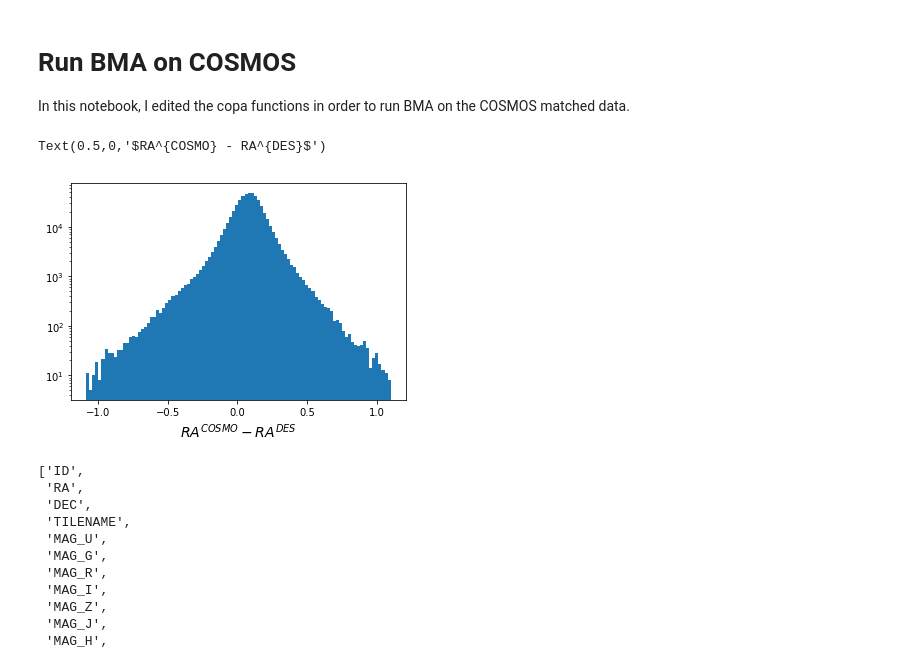
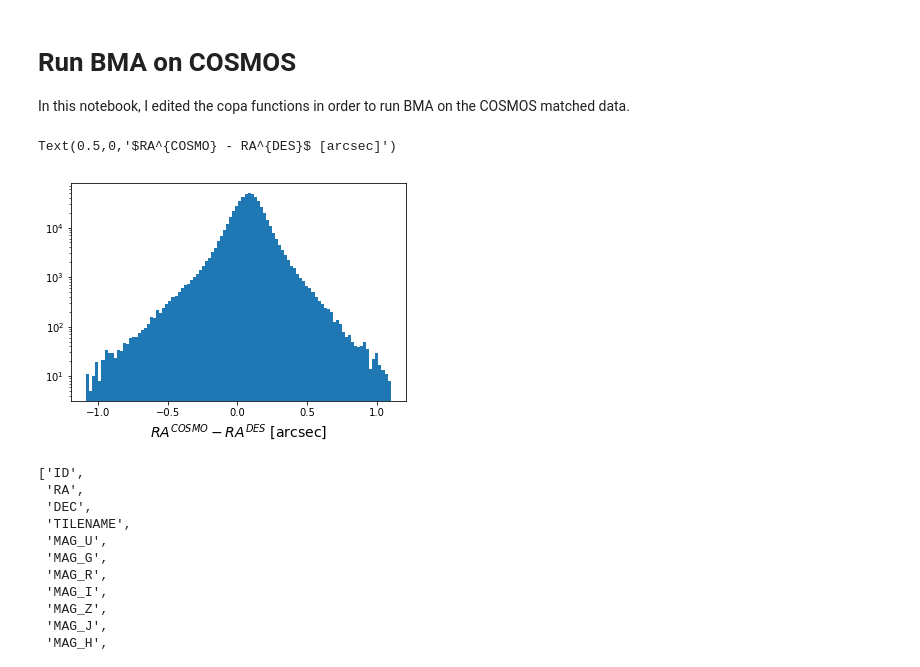
Before and after one commit to estevesjh/bmaCOSMOS, a Jupyter notebook: notebooks/1.runBMAonCOSMOS.ipynb, the cells around one changed output. Drawn from its saved outputs; the diff is of its cells as text; code cells hidden in the pictures.

```diff
--- a/notebooks/1.runBMAonCOSMOS.ipynb
+++ b/notebooks/1.runBMAonCOSMOS.ipynb
@@ -26,3 +26,13 @@ cosmo0  = Table(getdata(cosmo_infile))
 # %%
 des   = des0[rowsDES]
 cosmo = cosmo0[rowsCOSMOS]
+# %%
+des['row']       = rowsDES
+des['rowCOSMOS'] = rowsCOSMOS
+
+cosmo['row']    = rowsCOSMOS
+cosmo['rowDES'] = rowsDES
+# %%
+des['z_true'] = cosmo['PHOTOZ']
+des['smass']  = cosmo['MASS_BEST']
+des['GALAXY'] = cosmo['TYPE']
@@ -29,10 +41,10 @@ cosmo = cosmo0[rowsCOSMOS]
 # %%
 _ = plt.hist((cosmo['ALPHA_J2000']-des['RA'])*3600,bins=100)
 plt.yscale('log')
-plt.xlabel(r'$RA^{COSMO} - RA^{DES}$',fontsize=14)
+plt.xlabel(r'$RA^{COSMO} - RA^{DES}$ [arcsec]',fontsize=14)
 # %% [output]
-Text(0.5,0,'$RA^{COSMO} - RA^{DES}$')
+Text(0.5,0,'$RA^{COSMO} - RA^{DES}$ [arcsec]')
-[figure, old version]
+[figure, new version]
 # %%
 des0    = 0
 cosmos0 = 0
```
Also changed, not shown: parts of 89 cells of this notebook.
